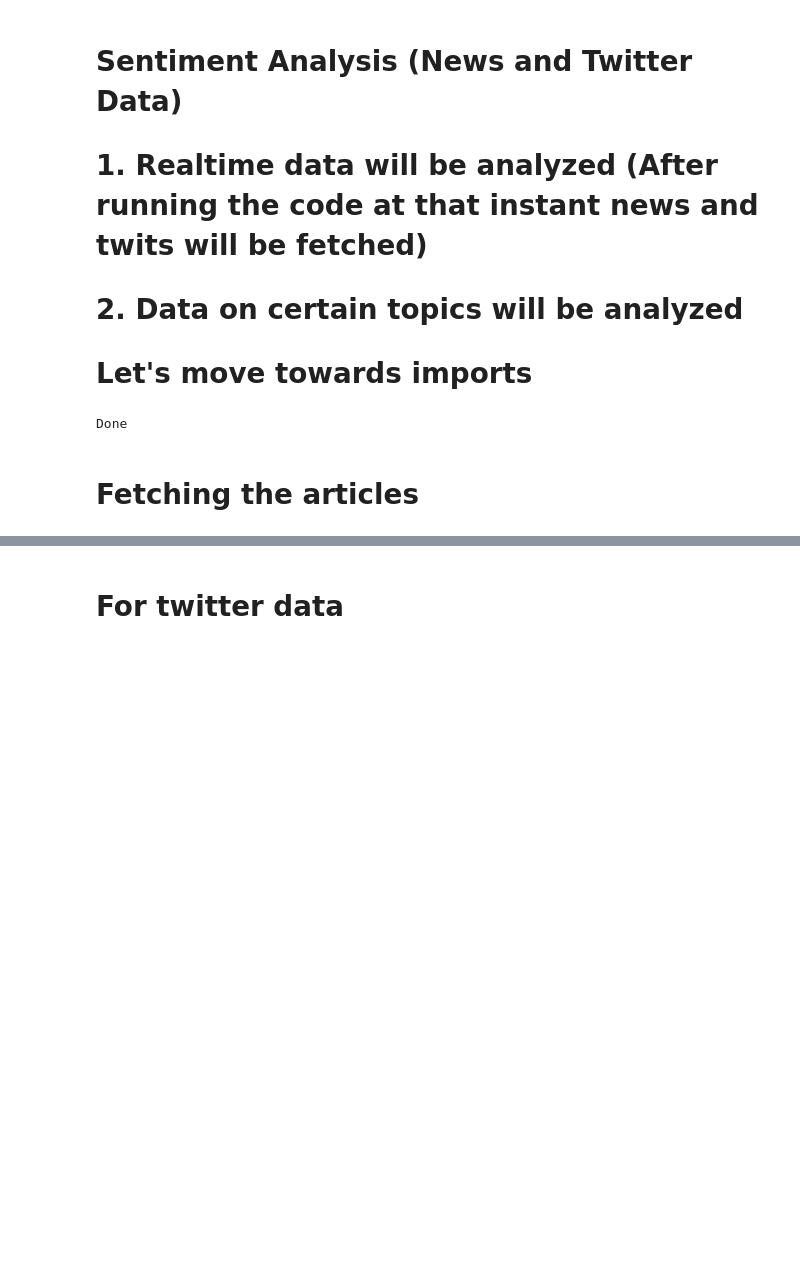
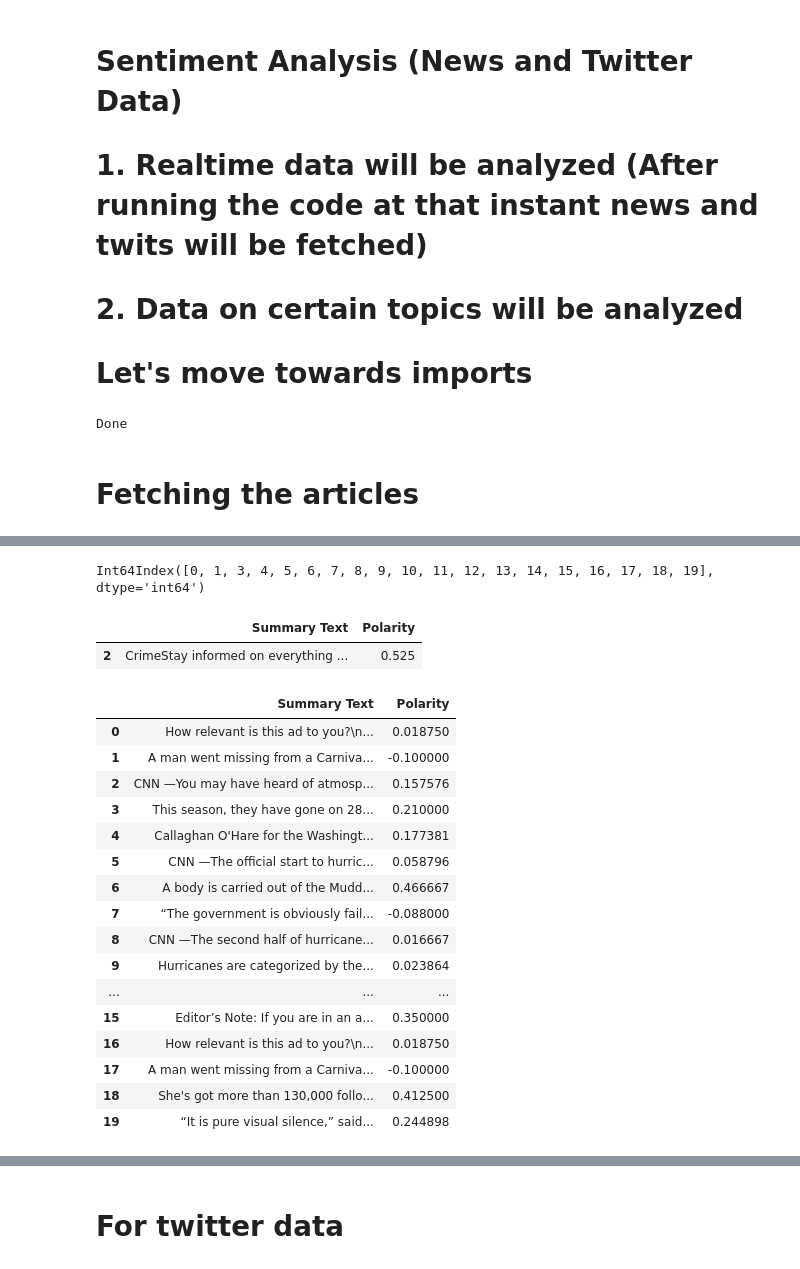
Before and after one commit to siddh34/Sentiment-Analysis, a Jupyter notebook: analysis.ipynb, the cells around one changed output, grey strips where cells are left out. Saved outputs shown, nothing was run; the diff lists cells and outputs as text; code cells hidden in the pictures; blank space fills up the shorter version.

```diff
--- a/analysis.ipynb
+++ b/analysis.ipynb
@@ -57,0 +120,37 @@ for article in ar:
+# %%
+
+index_names = df11[ df11['Summary Text'] == 'Log in to comment on videos and join in on the fun.'].index
+
+print(index_names)
+
+df11.drop(index_names, inplace = True)
+
+df11
+
+# df11.to_csv("FoxNewsWeb.csv",index = 0)
+# %% [output]
+Int64Index([0, 1, 3, 4, 5, 6, 7, 8, 9, 10, 11, 12, 13, 14, 15, 16, 17, 18, 19], dtype='int64')
+|  | Summary Text | Polarity |
+| 2 | CrimeStay informed on everything ... | 0.525 |
+# %%
+df12 = getDfForNews(0)
+
+df12
+# %% [output]
+|  | Summary Text | Polarity |
+| 0 | How relevant is this ad to you?\n... | 0.018750 |
+| 1 | A man went missing from a Carniva... | -0.100000 |
+| 2 | CNN —You may have heard of atmosp... | 0.157576 |
+| 3 | This season, they have gone on 28... | 0.210000 |
+| 4 | Callaghan O'Hare for the Washingt... | 0.177381 |
+| 5 | CNN —The official start to hurric... | 0.058796 |
+| 6 | A body is carried out of the Mudd... | 0.466667 |
+| 7 | “The government is obviously fail... | -0.088000 |
+| 8 | CNN —The second half of hurricane... | 0.016667 |
+| 9 | Hurricanes are categorized by the... | 0.023864 |
+| ... | ... | ... |
+| 15 | Editor’s Note: If you are in an a... | 0.350000 |
+| 16 | How relevant is this ad to you?\n... | 0.018750 |
+| 17 | A man went missing from a Carniva... | -0.100000 |
+| 18 | She's got more than 130,000 follo... | 0.412500 |
+| 19 | “It is pure visual silence,” said... | 0.244898 |
```
Also changed, not shown: parts of 19 cells of this notebook, 7 other files.
